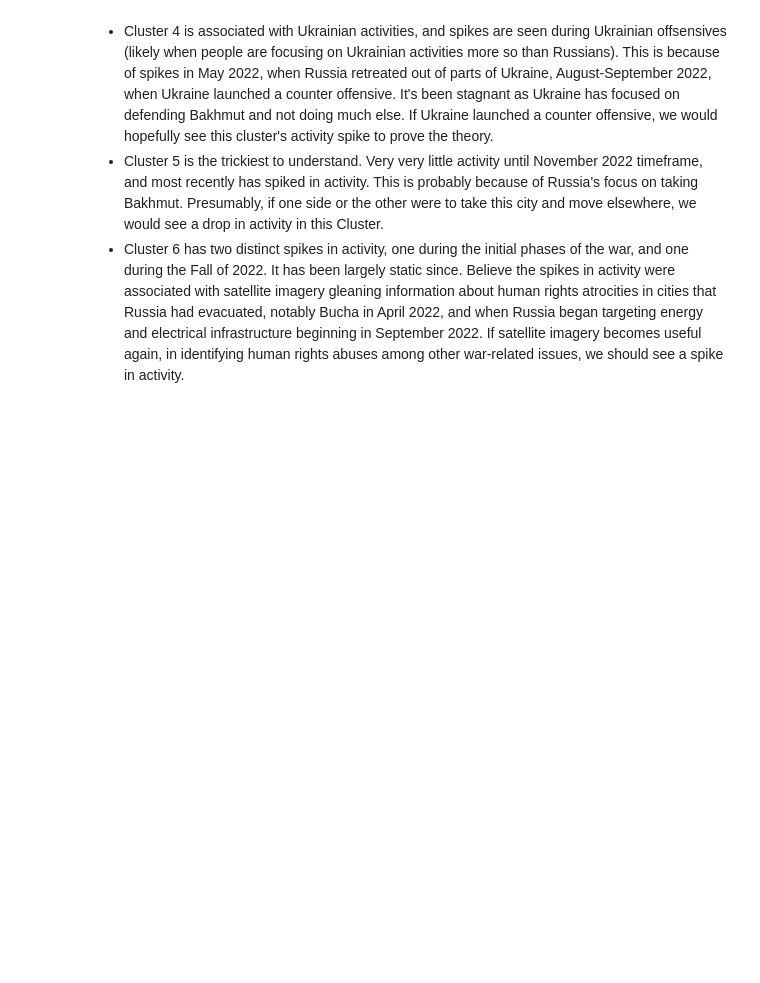
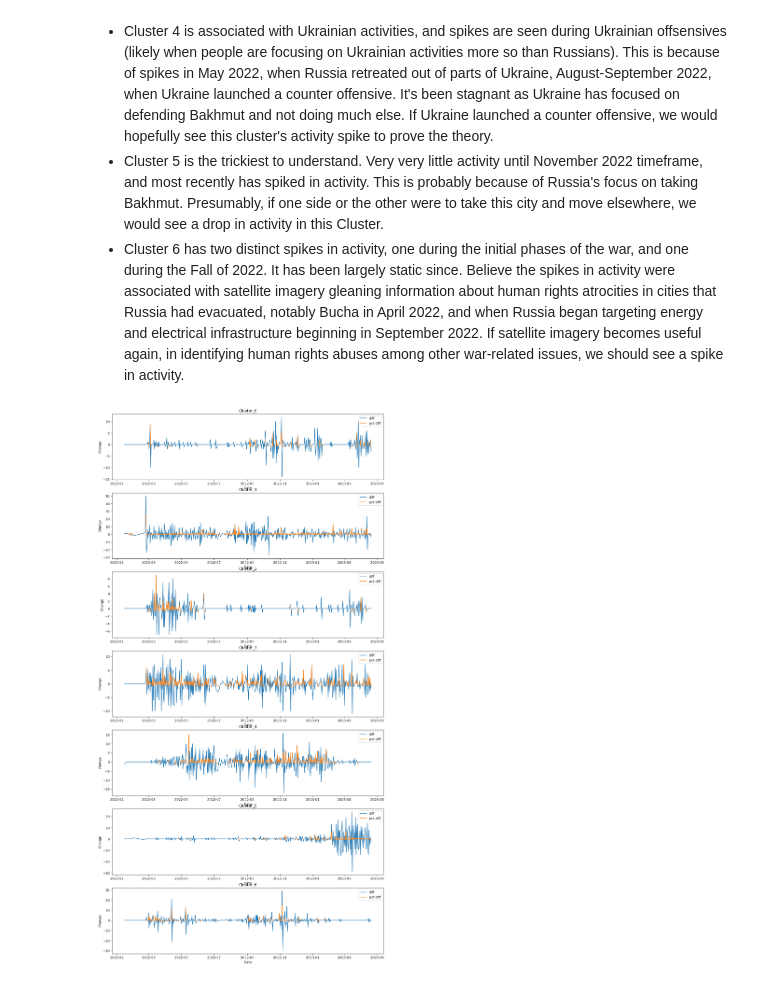
Before and after one commit to minerad183/Extracting-and-Classifying-Posts, a Jupyter notebook: notebooks/clusters_spatial_temporal_eda.ipynb, the cells around one changed output. Saved outputs shown, nothing was run; the diff lists cells and outputs as text; code cells hidden in the pictures; blank space fills up the shorter version.

```diff
--- a/notebooks/clusters_spatial_temporal_eda.ipynb
+++ b/notebooks/clusters_spatial_temporal_eda.ipynb
@@ -332,3 +334,17 @@ There does appear to be a cyclical nature of each of the clusters:
 - Cluster 4 is associated with Ukrainian activities, and spikes are seen during Ukrainian offsensives (likely when people are focusing on Ukrainian activities more so than Russians). This is because of spikes in May 2022, when Russia retreated out of parts of Ukraine, August-September 2022, when Ukraine launched a counter offensive. It's been stagnant as Ukraine has focused on defending Bakhmut and not doing much else. If Ukraine launched a counter offensive, we would hopefully see this cluster's activity spike to prove the theory.
 - Cluster 5 is the trickiest to understand. Very very little activity until November 2022 timeframe, and most recently has spiked in activity. This is probably because of Russia's focus on taking Bakhmut. Presumably, if one side or the other were to take this city and move elsewhere, we would see a drop in activity in this Cluster.
 - Cluster 6 has two distinct spikes in activity, one during the initial phases of the war, and one during the Fall of 2022. It has been largely static since. Believe the spikes in activity were associated with satellite imagery gleaning information about human rights atrocities in cities that Russia had evacuated, notably Bucha in April 2022, and when Russia began targeting energy and electrical infrastructure beginning in September 2022. If satellite imagery becomes useful again, in identifying human rights abuses among other war-related issues, we should see a spike in activity.
+# %%
+# Let's check for the all-important stationarity of the time series data, for plotting and modeling purposes
+fig, axs = plt.subplots(nrows=7, figsize=(15,30))
+
+for i, col in enumerate(columns):
+    ax = axs[i]
+    axs[i].plot(activity_counts_df[col].diff())
+    axs[i].plot(activity_counts_df[col].pct_change())
+    ax.set_xlabel('Date')
+    ax.set_ylabel('Change')
+    ax.set_title(col)
+    ax.legend(['diff', 'pct diff'])
+# %% [output]
+[figure, added]
```
Also changed, not shown: parts of 9 cells of this notebook.
